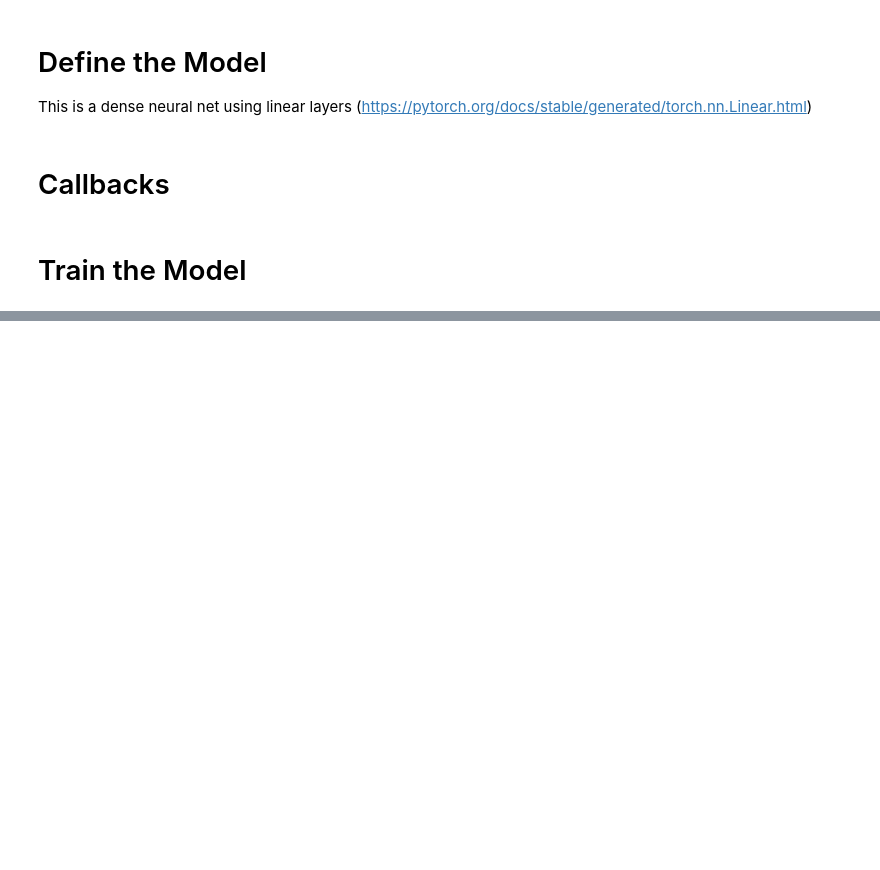
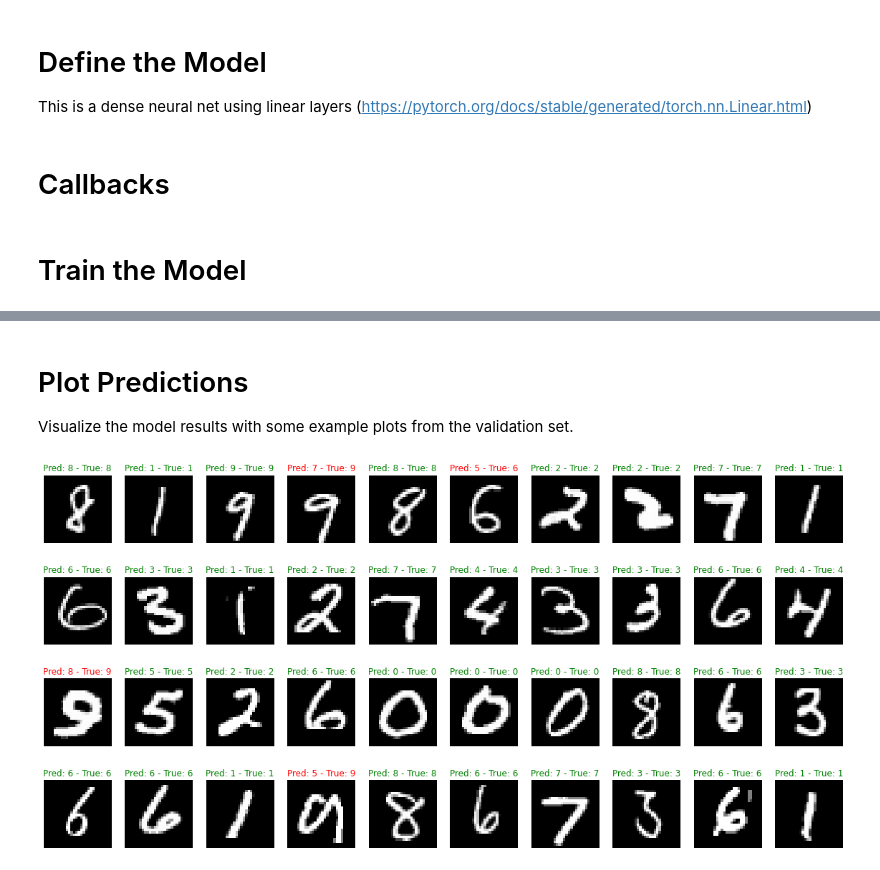
Before and after one commit to DKRZ-AIM/mardata-training, a Jupyter notebook: demo-ann-classification/ann-classification-mnist-lightning.ipynb, the cells around one changed output, grey strips where cells are left out. Saved outputs shown, nothing was run; the diff lists cells and outputs as text; code cells hidden in the pictures; blank space fills up the shorter version.

Commit message:
add predictions to lightning demo

```diff
--- a/demo-ann-classification/ann-classification-mnist-lightning.ipynb
+++ b/demo-ann-classification/ann-classification-mnist-lightning.ipynb
@@ -93,7 +93,7 @@ class MNISTDataset(Dataset):
         '''
 
         self.X = np.array(dataframe.iloc[:,1:]).astype(float)
-        self.y = np.array(dataframe.iloc[:,0]).astype(float)
+        self.y = np.array(dataframe.iloc[:,0]).astype(int)
         # reshape X (#samples, #channels, width, height)
         self.X = self.X.reshape(self.X.shape[0], 28, 28, 1)
         self.transform = transform
@@ -199,6 +199,11 @@ class MNISTClassifierLightning(pl.LightningModule):
         acc = self.accuracy(y_hat, y)
         self.log('val_loss', loss, on_epoch=True)
         self.log('val_accuracy', acc, on_epoch=True)
+
+    def predict_step(self, val_batch, batch_idx):
+        x, y = val_batch
+        y_pred = self.forward(x.float())
+        return y_pred
 # %% [markdown]
 # Callbacks
 # %%
@@ -221,7 +227,11 @@ max_epochs = 5
 
 model = MNISTClassifierLightning(learning_rate=1e-3)#.to(device)
 data_module = MNISTDataModule(batch_size=32)
-trainer = pl.Trainer(max_epochs=parameters['epochs'], callbacks=[MNISTCallbacks()])
+trainer = pl.Trainer(max_epochs=max_epochs, callbacks=[MNISTCallbacks()])
 trainer.fit(model, data_module)
+y_pred = trainer.predict(model, data_module.val_dataloader())
+y_pred = torch.cat(y_pred)
+y_pred = y_pred.argmax(dim=1, keepdim=True)
+y_pred = y_pred.detach().cpu().numpy()
 # %% [output]
 GPU available: False, used: False
@@ -264,0 +276,18 @@ train_accuracy: 0.9453
+# %% [markdown]
+# Plot Predictions
+
+Visualize the model results with some example plots from the validation set.
+# %%
+# first batch of validation data
+X_valid = valid_data.iloc[:,1:].values
+y_valid = valid_data.iloc[:,0].values
+
+fig, axes = plt.subplots(4,10, figsize=(20,10))
+
+for i, ax in enumerate(axes.flatten()):
+    ax.imshow(X_valid[i].reshape(28, 28), cmap="gray")
+    ax.axis('off')
+    ax.set_title(f'Pred: {y_pred[i][0]} - True: {int(y_valid[i])}',
+                color=("green" if y_pred[i]==y_valid[i] else "red"))
+# %% [output]
+[figure, added]
```
Also changed, not shown: parts of 2 cells of this notebook.
